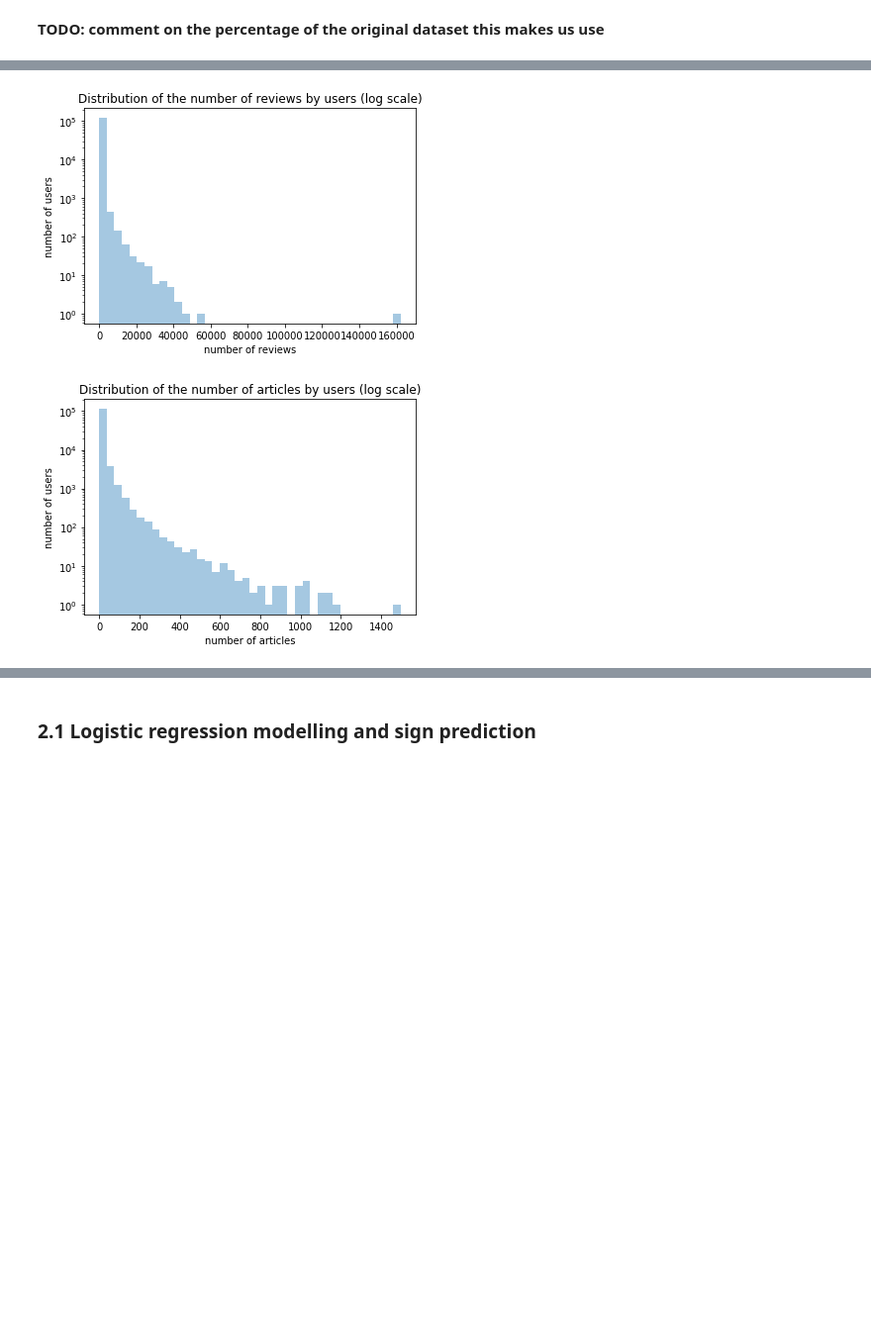
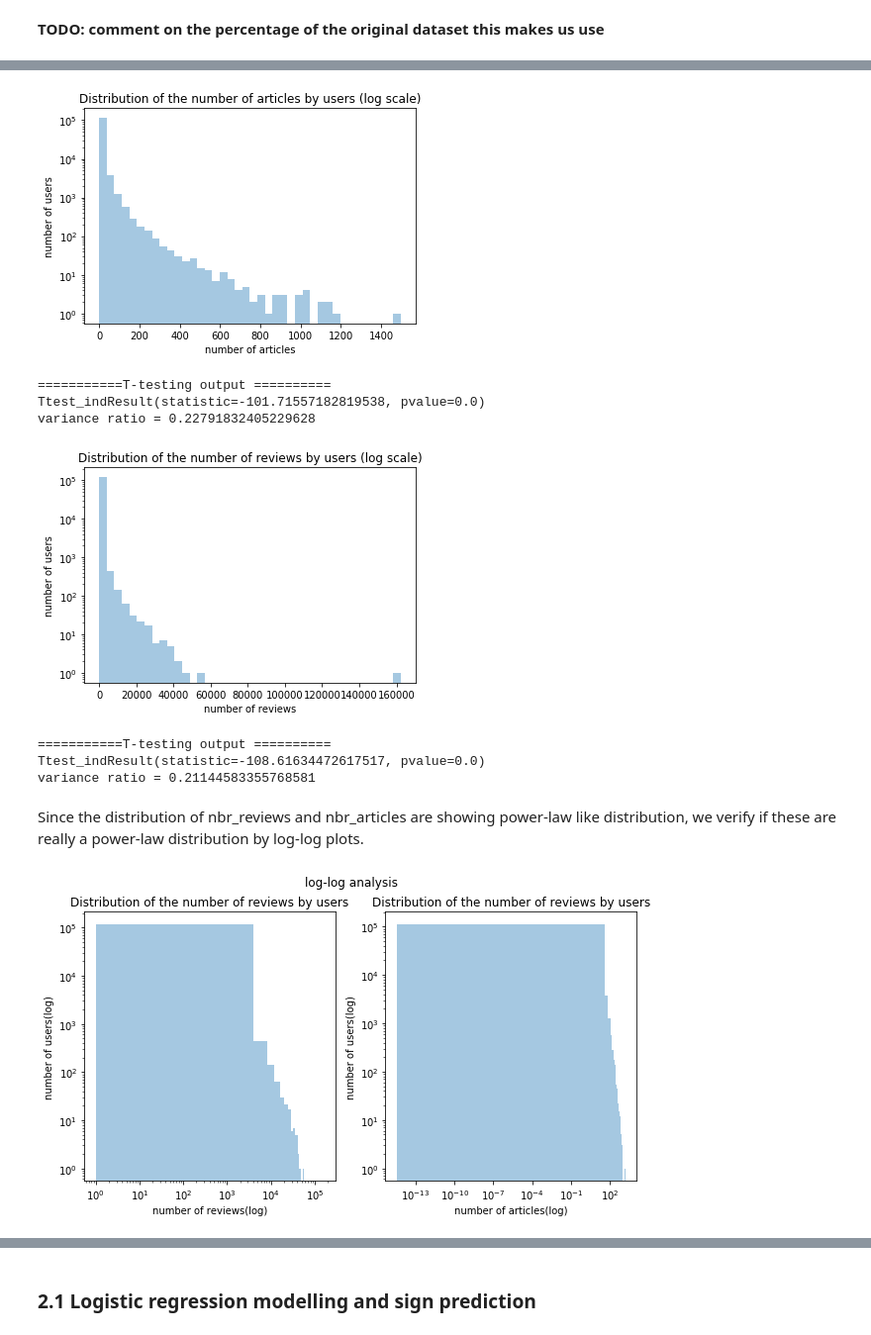
Before and after one commit to epfl-ada/ada-2020-project-milestone-p3-p3_adagio, a Jupyter notebook: preprocessing.ipynb, the cells around one changed output, grey strips where cells are left out. Shown: that part at 99% size. Saved outputs shown, nothing was run; the diff lists cells and outputs as text; code cells hidden in the pictures; blank space fills up the shorter version.

Commit message:
fixes on descriptive data analysis

```diff
--- a/preprocessing.ipynb
+++ b/preprocessing.ipynb
@@ -292,14 +294,66 @@ status_dataset.head()
 # %%
-ax = sns.distplot(members['nbr_reviews'], bins=40, kde=False);
+# number of articles
+ax = sns.distplot(members['nbr_articles'], bins=40, kde=False);
 ax.set_yscale('log')
-ax.set(title='Distribution of the number of reviews by users (log scale)', xlabel='number of reviews', ylabel='number of users')
+
+ax.set(title='Distribution of the number of articles by users (log scale)', xlabel='number of articles', ylabel='number of users')
 plt.show()
+
+pos_edge = status_dataset['nbr_articles1'][status_dataset['Sign']==1]
+neg_edge = status_dataset['nbr_articles1'][status_dataset['Sign']==-1]
+
+print('===========T-testing output ==========')
+F = np.var(pos_edge)/np.var(neg_edge)
+print(scipy.stats.ttest_ind(pos_edge, neg_edge, equal_var = False))
+print(f'variance ratio = {F}')
 # %% [output]
-[figure, old version]
+[figure, new version]
+===========T-testing output ==========
+Ttest_indResult(statistic=-101.71557182819538, pvalue=0.0)
+variance ratio = 0.22791832405229628
 # %%
-ax = sns.distplot(members['nbr_articles'], bins=40, kde=False);
+# number of reviews
+ax = sns.distplot(members['nbr_reviews'], bins=40, kde=False);
 ax.set_yscale('log')
-ax.set(title='Distribution of the number of articles by users (log scale)', xlabel='number of articles', ylabel='number of users')
+ax.set(title='Distribution of the number of reviews by users (log scale)', xlabel='number of reviews', ylabel='number of users')
 plt.show()
+
+
+# get the feature of source nodes in different signs of edges
+pos_edge = status_dataset['nbr_reviews1'][status_dataset['Sign']==1]
+neg_edge = status_dataset['nbr_reviews1'][status_dataset['Sign']==-1]
+
+
+print('===========T-testing output ==========')
+F = np.var(pos_edge)/np.var(neg_edge)
+print(scipy.stats.ttest_ind(pos_edge, neg_edge, equal_var = False))
+print(f'variance ratio = {F}')
 # %% [output]
-[figure, old version]
+[figure, new version]
+===========T-testing output ==========
+Ttest_indResult(statistic=-108.61634472617517, pvalue=0.0)
+variance ratio = 0.21144583355768581
+# %% [markdown]
+Since the distribution of nbr_reviews and nbr_articles are showing power-law like distribution, we verify if these are really a power-law distribution by log-log plots.
+# %%
+# verify if nbr_reviews and nbr_articles are showing power law distribution
+fig = plt.figure(figsize=(10, 5))
+
+# number of reviews
+ax1 =  plt.subplot(121)
+ax1 = sns.distplot(members['nbr_reviews'], bins=40, kde=False);
+ax1.set_yscale('log')
+ax1.set_xscale('log')
+ax1.set(title='Distribution of the number of reviews by users', xlabel='number of reviews(log)', ylabel='number of users(log)')
+
+# number of reviews
+ax2 =  plt.subplot(122)
+ax2 = sns.distplot(members['nbr_articles'], bins=40, kde=False);
+ax2.set_yscale('log')
+ax2.set_xscale('log')
+ax2.set(title='Distribution of the number of reviews by users', xlabel='number of articles(log)', ylabel='number of users(log)')
+
+fig.suptitle('log-log analysis')
+plt.show()
+# %% [output]
+[figure, added]
```
Also changed, not shown: parts of 11 cells of this notebook.
